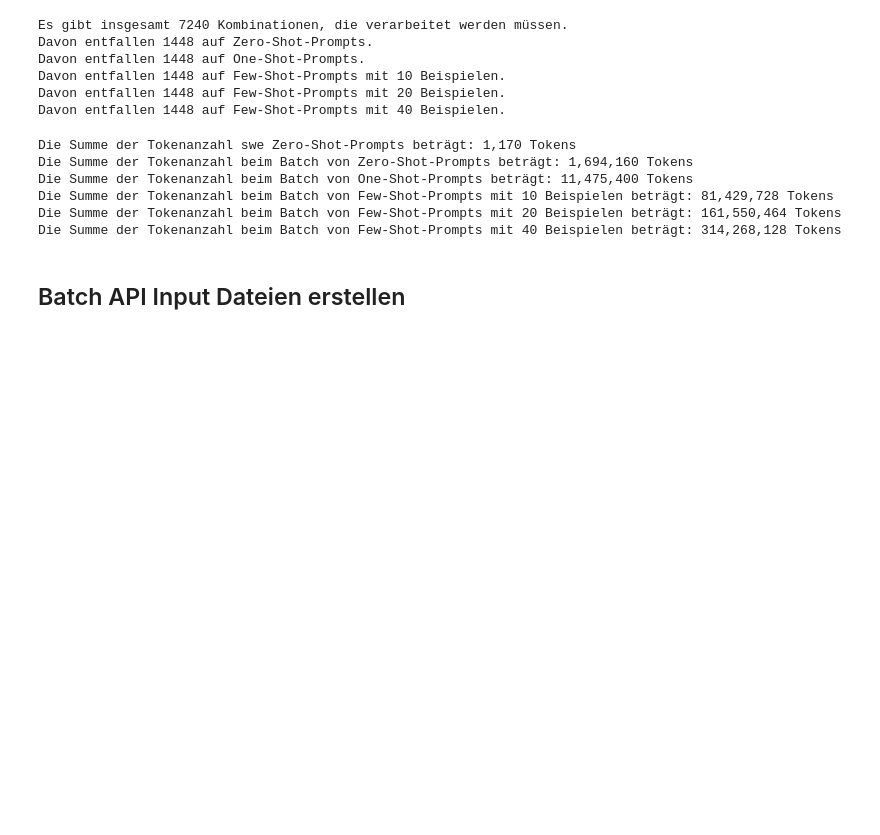
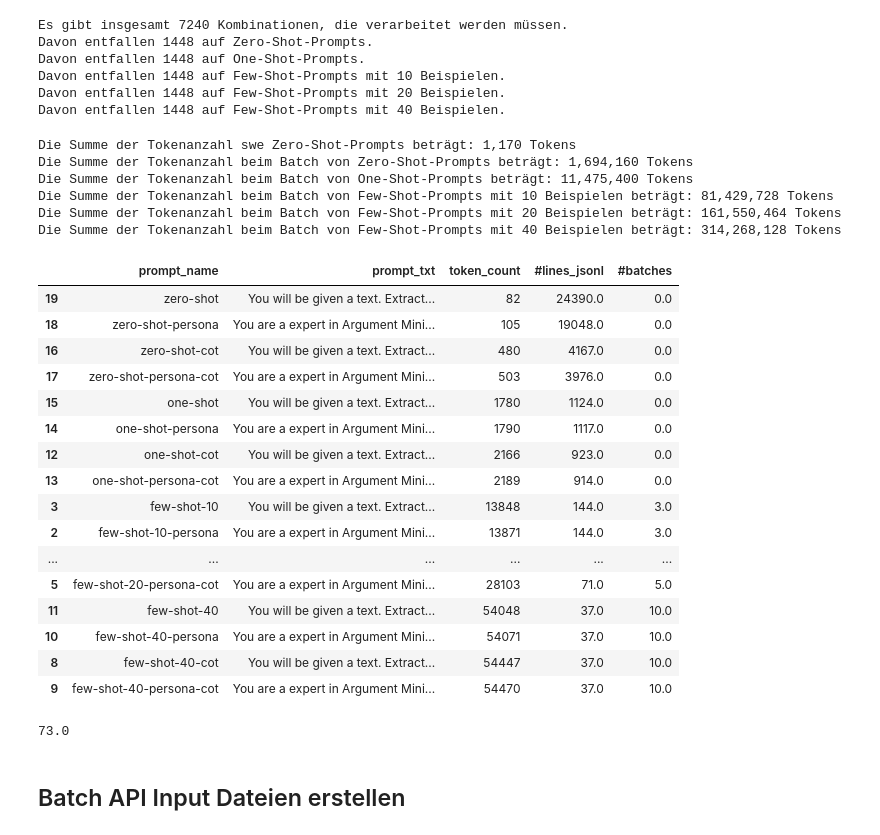
Before and after one commit to BF-DS/argument-mining, a Jupyter notebook: llm-pipeline.ipynb, the cells around one changed output. Saved outputs shown, nothing was run; the diff lists cells and outputs as text; code cells hidden in the pictures; blank space fills up the shorter version.

Commit message:
calculating batch splits

```diff
--- a/llm-pipeline.ipynb
+++ b/llm-pipeline.ipynb
@@ -835,6 +835,32 @@ Die Summe der Tokenanzahl beim Batch von One-Shot-Prompts beträgt: 11,475,400 T
 Die Summe der Tokenanzahl beim Batch von Few-Shot-Prompts mit 10 Beispielen beträgt: 81,429,728 Tokens
 Die Summe der Tokenanzahl beim Batch von Few-Shot-Prompts mit 20 Beispielen beträgt: 161,550,464 Tokens
 Die Summe der Tokenanzahl beim Batch von Few-Shot-Prompts mit 40 Beispielen beträgt: 314,268,128 Tokens
+# %%
+prompt_df['#lines_jsonl'] = round(2_000_000 / prompt_df['token_count'], 0) # Maximale Anzahl an Tokens pro JSONL-Datei (enqueued tokens)
+prompt_df['#batches'] = round(test_df.shape[0] / prompt_df['#lines_jsonl'], 0) # Anzahl der Batches, die für die Verarbeitung des Testdatensatzes benötigt werden
+prompt_df
+# %% [output]
+|  | prompt_name | prompt_txt | token_count | #lines_jsonl | #batches |
+| 19 | zero-shot | You will be given a text. Extract... | 82 | 24390.0 | 0.0 |
+| 18 | zero-shot-persona | You are a expert in Argument Mini... | 105 | 19048.0 | 0.0 |
+| 16 | zero-shot-cot | You will be given a text. Extract... | 480 | 4167.0 | 0.0 |
+| 17 | zero-shot-persona-cot | You are a expert in Argument Mini... | 503 | 3976.0 | 0.0 |
+| 15 | one-shot | You will be given a text. Extract... | 1780 | 1124.0 | 0.0 |
+| 14 | one-shot-persona | You are a expert in Argument Mini... | 1790 | 1117.0 | 0.0 |
+| 12 | one-shot-cot | You will be given a text. Extract... | 2166 | 923.0 | 0.0 |
+| 13 | one-shot-persona-cot | You are a expert in Argument Mini... | 2189 | 914.0 | 0.0 |
+| 3 | few-shot-10 | You will be given a text. Extract... | 13848 | 144.0 | 3.0 |
+| 2 | few-shot-10-persona | You are a expert in Argument Mini... | 13871 | 144.0 | 3.0 |
+| ... | ... | ... | ... | ... | ... |
+| 5 | few-shot-20-persona-cot | You are a expert in Argument Mini... | 28103 | 71.0 | 5.0 |
+| 11 | few-shot-40 | You will be given a text. Extract... | 54048 | 37.0 | 10.0 |
+| 10 | few-shot-40-persona | You are a expert in Argument Mini... | 54071 | 37.0 | 10.0 |
+| 8 | few-shot-40-cot | You will be given a text. Extract... | 54447 | 37.0 | 10.0 |
+| 9 | few-shot-40-persona-cot | You are a expert in Argument Mini... | 54470 | 37.0 | 10.0 |
+# %%
+prompt_df['#batches'].sum() +1 # + 1 für die
+# %% [output]
+73.0
 # %% [markdown]
 ## Batch API Input Dateien erstellen
 # %%
```
